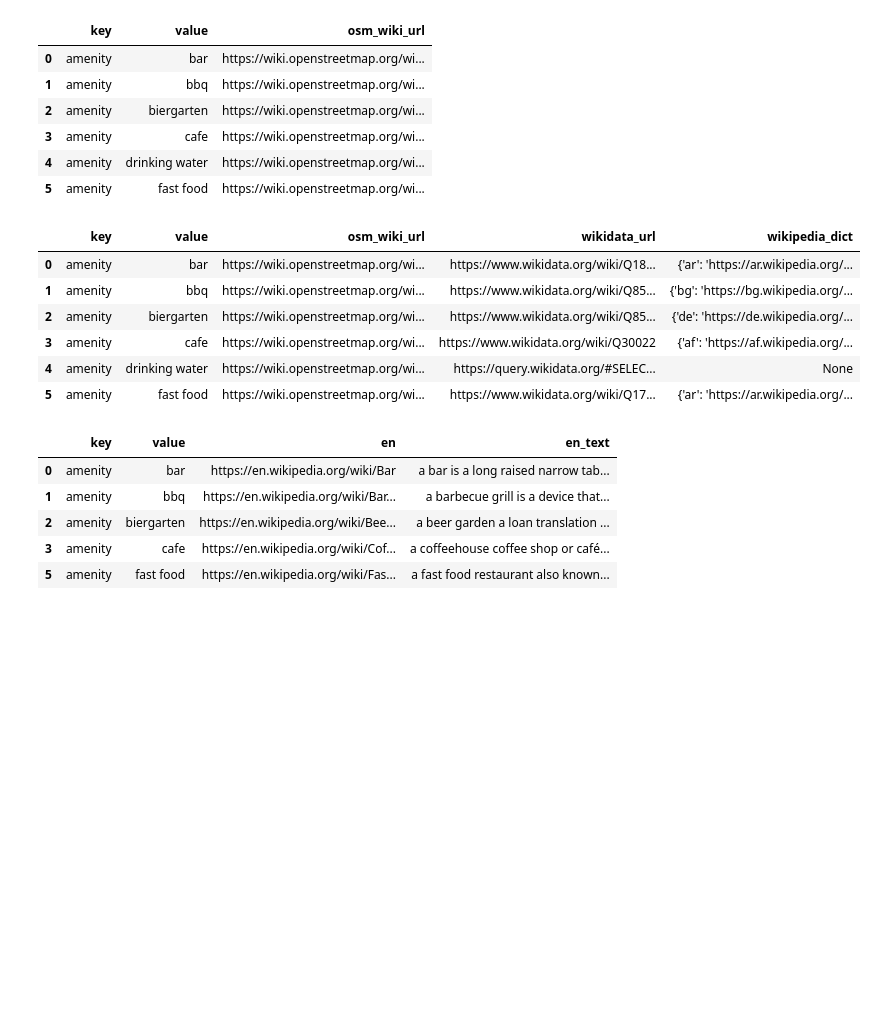
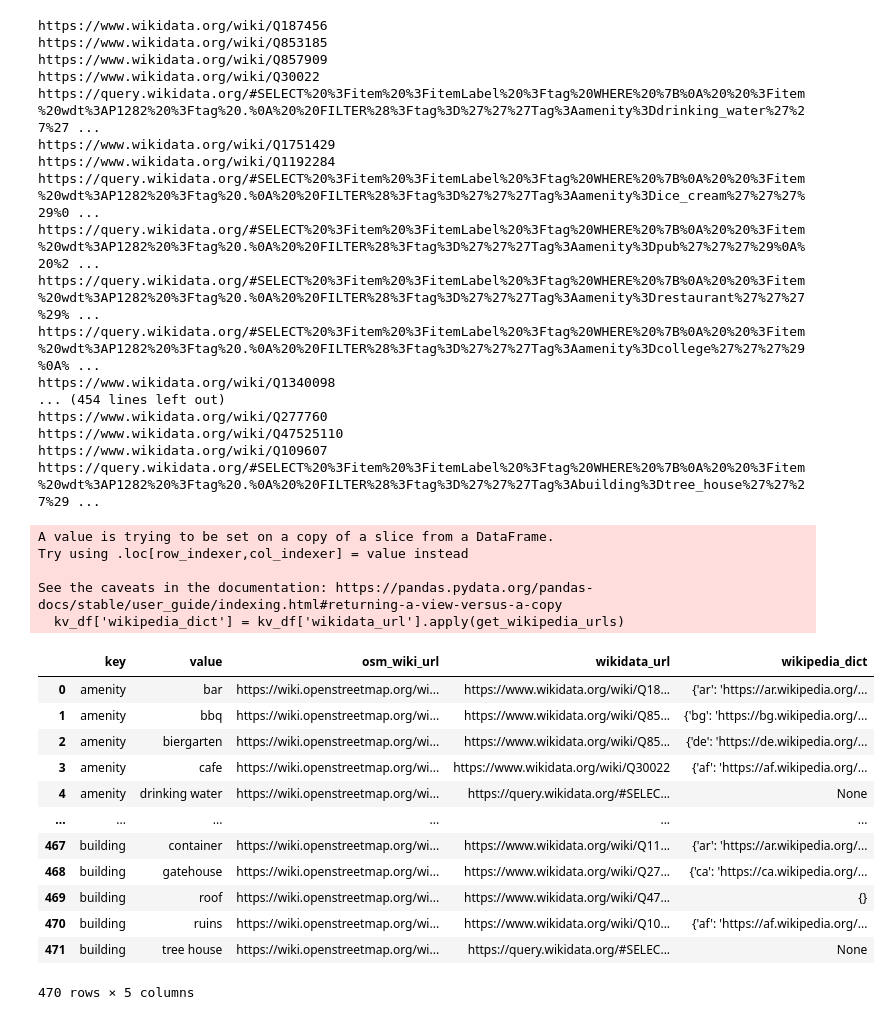
Before and after one commit to thagorx/spatial_semantics, a Jupyter notebook: cluster_pure_osm_groups.ipynb, the cells around one changed output. Cells and saved outputs as stored; diff of their text form; code cells hidden in the pictures; blank space fills up the shorter version.

Commit message:
downloaded plain text wikipedia for full data set of features

```diff
--- a/cluster_pure_osm_groups.ipynb
+++ b/cluster_pure_osm_groups.ipynb
@@ -87,28 +88,48 @@ def plain_text_from_wiki(url):
     plain_text = scrub_text(text)
     return plain_text
 # %%
-kv_df = generated_spatial_features_dataframe('./osm_groups.txt',3)
+kv_df = generated_spatial_features_dataframe('./osm_groups.txt')
-# %%
-small_df = kv_df.loc[:5].copy()
-small_df
-# %% [output]
-|  | key | value | osm_wiki_url |
-| 0 | amenity | bar | https://wiki.openstreetmap.org/wi... |
-| 1 | amenity | bbq | https://wiki.openstreetmap.org/wi... |
-| 2 | amenity | biergarten | https://wiki.openstreetmap.org/wi... |
-| 3 | amenity | cafe | https://wiki.openstreetmap.org/wi... |
-| 4 | amenity | drinking water | https://wiki.openstreetmap.org/wi... |
-| 5 | amenity | fast food | https://wiki.openstreetmap.org/wi... |
-# %%
-small_df['wikidata_url'] = small_df['osm_wiki_url'].apply(get_wikidata)
-small_df['wikipedia_dict'] = small_df['wikidata_url'].apply(get_wikipedia_urls)
-small_df
-# %% [output]
-|  | key | value | osm_wiki_url | wikidata_url | wikipedia_dict |
-| 0 | amenity | bar | https://wiki.openstreetmap.org/wi... | https://www.wikidata.org/wiki/Q18... | {'ar': 'https://ar.wikipedia.org/... |
-| 1 | amenity | bbq | https://wiki.openstreetmap.org/wi... | https://www.wikidata.org/wiki/Q85... | {'bg': 'https://bg.wikipedia.org/... |
-| 2 | amenity | biergarten | https://wiki.openstreetmap.org/wi... | https://www.wikidata.org/wiki/Q85... | {'de': 'https://de.wikipedia.org/... |
-| 3 | amenity | cafe | https://wiki.openstreetmap.org/wi... | https://www.wikidata.org/wiki/Q30022 | {'af': 'https://af.wikipedia.org/... |
-| 4 | amenity | drinking water | https://wiki.openstreetmap.org/wi... | https://query.wikidata.org/#SELEC... | None |
-| 5 | amenity | fast food | https://wiki.openstreetmap.org/wi... | https://www.wikidata.org/wiki/Q17... | {'ar': 'https://ar.wikipedia.org/... |
+# %%
+kv_df['wikidata_url'] = kv_df['osm_wiki_url'].apply(get_wikidata)
+# %%
+#some wikidata_urls contain an except these need to be filtered out
+kv_df = kv_df.loc[kv_df['wikidata_url'].astype(str).str.contains('http')]
+kv_df['wikipedia_dict'] = kv_df['wikidata_url'].apply(get_wikipedia_urls)
+kv_df
+# %% [output]
+https://www.wikidata.org/wiki/Q187456
+https://www.wikidata.org/wiki/Q853185
+https://www.wikidata.org/wiki/Q857909
+https://www.wikidata.org/wiki/Q30022
+https://query.wikidata.org/#SELECT%20%3Fitem%20%3FitemLabel%20%3Ftag%20WHERE%20%7B%0A%20%20%3Fitem%20wdt%3AP1282%20%3Ftag%20.%0A%20%20FILTER%28%3Ftag%3D%27%27%27Tag%3Aamenity%3Ddrinking_water%27%27%27 ...
+https://www.wikidata.org/wiki/Q1751429
+https://www.wikidata.org/wiki/Q1192284
+https://query.wikidata.org/#SELECT%20%3Fitem%20%3FitemLabel%20%3Ftag%20WHERE%20%7B%0A%20%20%3Fitem%20wdt%3AP1282%20%3Ftag%20.%0A%20%20FILTER%28%3Ftag%3D%27%27%27Tag%3Aamenity%3Dice_cream%27%27%27%29%0 ...
+https://query.wikidata.org/#SELECT%20%3Fitem%20%3FitemLabel%20%3Ftag%20WHERE%20%7B%0A%20%20%3Fitem%20wdt%3AP1282%20%3Ftag%20.%0A%20%20FILTER%28%3Ftag%3D%27%27%27Tag%3Aamenity%3Dpub%27%27%27%29%0A%20%2 ...
+https://query.wikidata.org/#SELECT%20%3Fitem%20%3FitemLabel%20%3Ftag%20WHERE%20%7B%0A%20%20%3Fitem%20wdt%3AP1282%20%3Ftag%20.%0A%20%20FILTER%28%3Ftag%3D%27%27%27Tag%3Aamenity%3Drestaurant%27%27%27%29% ...
+https://query.wikidata.org/#SELECT%20%3Fitem%20%3FitemLabel%20%3Ftag%20WHERE%20%7B%0A%20%20%3Fitem%20wdt%3AP1282%20%3Ftag%20.%0A%20%20FILTER%28%3Ftag%3D%27%27%27Tag%3Aamenity%3Dcollege%27%27%27%29%0A% ...
+https://www.wikidata.org/wiki/Q1340098
+... (454 lines left out)
+https://www.wikidata.org/wiki/Q277760
+https://www.wikidata.org/wiki/Q47525110
+https://www.wikidata.org/wiki/Q109607
+https://query.wikidata.org/#SELECT%20%3Fitem%20%3FitemLabel%20%3Ftag%20WHERE%20%7B%0A%20%20%3Fitem%20wdt%3AP1282%20%3Ftag%20.%0A%20%20FILTER%28%3Ftag%3D%27%27%27Tag%3Abuilding%3Dtree_house%27%27%27%29 ...
+A value is trying to be set on a copy of a slice from a DataFrame.
+Try using .loc[row_indexer,col_indexer] = value instead
+
+See the caveats in the documentation: https://pandas.pydata.org/pandas-docs/stable/user_guide/indexing.html#returning-a-view-versus-a-copy
+  kv_df['wikipedia_dict'] = kv_df['wikidata_url'].apply(get_wikipedia_urls)
+|  | key | value | osm_wiki_url | wikidata_url | wikipedia_dict |
+| 0 | amenity | bar | https://wiki.openstreetmap.org/wi... | https://www.wikidata.org/wiki/Q18... | {'ar': 'https://ar.wikipedia.org/... |
+| 1 | amenity | bbq | https://wiki.openstreetmap.org/wi... | https://www.wikidata.org/wiki/Q85... | {'bg': 'https://bg.wikipedia.org/... |
+| 2 | amenity | biergarten | https://wiki.openstreetmap.org/wi... | https://www.wikidata.org/wiki/Q85... | {'de': 'https://de.wikipedia.org/... |
+| 3 | amenity | cafe | https://wiki.openstreetmap.org/wi... | https://www.wikidata.org/wiki/Q30022 | {'af': 'https://af.wikipedia.org/... |
+| 4 | amenity | drinking water | https://wiki.openstreetmap.org/wi... | https://query.wikidata.org/#SELEC... | None |
+| ... | ... | ... | ... | ... | ... |
+| 467 | building | container | https://wiki.openstreetmap.org/wi... | https://www.wikidata.org/wiki/Q11... | {'ar': 'https://ar.wikipedia.org/... |
+| 468 | building | gatehouse | https://wiki.openstreetmap.org/wi... | https://www.wikidata.org/wiki/Q27... | {'ca': 'https://ca.wikipedia.org/... |
+| 469 | building | roof | https://wiki.openstreetmap.org/wi... | https://www.wikidata.org/wiki/Q47... | {} |
+| 470 | building | ruins | https://wiki.openstreetmap.org/wi... | https://www.wikidata.org/wiki/Q10... | {'af': 'https://af.wikipedia.org/... |
+| 471 | building | tree house | https://wiki.openstreetmap.org/wi... | https://query.wikidata.org/#SELEC... | None |
+470 rows × 5 columns
 # %%
@@ -118,9 +137,0 @@ small_df_just_eng['en_text'] = small_df_just_eng['en'].apply(plain_text_from_wik
-# %%
-small_df_just_eng
-# %% [output]
-|  | key | value | en | en_text |
-| 0 | amenity | bar | https://en.wikipedia.org/wiki/Bar | a bar is a long raised narrow tab... |
-| 1 | amenity | bbq | https://en.wikipedia.org/wiki/Bar... | a barbecue grill is a device that... |
-| 2 | amenity | biergarten | https://en.wikipedia.org/wiki/Bee... | a beer garden a loan translation ... |
-| 3 | amenity | cafe | https://en.wikipedia.org/wiki/Cof... | a coffeehouse coffee shop or café... |
-| 5 | amenity | fast food | https://en.wikipedia.org/wiki/Fas... | a fast food restaurant also known... |
```
Also changed, not shown: parts of 12 cells of this notebook, 1 other file.
